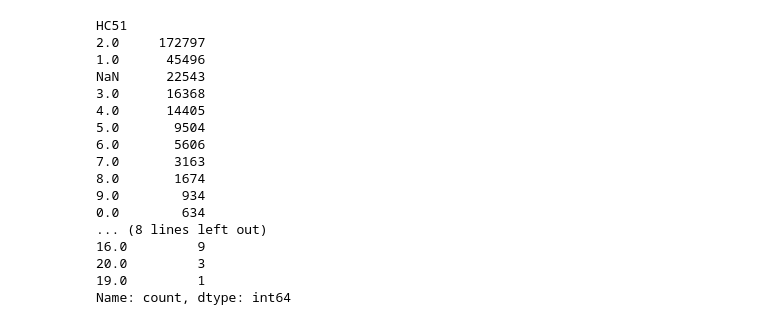
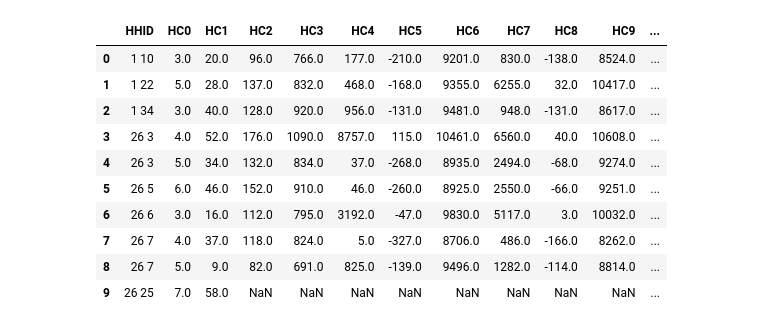
Before and after one commit to abelguevara-upeu/malnutrition-research, a Jupyter notebook: notebooks/01_data_understanding/rech6_antropometria/02_rech6_limpieza.ipynb, the cells around one changed output. Cells and saved outputs as stored; diff of their text form; code cells hidden in the pictures.

```diff
--- a/notebooks/01_data_understanding/rech6_antropometria/02_rech6_limpieza.ipynb
+++ b/notebooks/01_data_understanding/rech6_antropometria/02_rech6_limpieza.ipynb
@@ -63,22 +63,17 @@ print(f"[OK] Diccionario cargado: {len(col_labels_hist)} Column Labels, {len(val
 # %%
 # Inspeccionar variable
 df_raw['HC51'].value_counts(dropna=False)
+df_raw.head(10)
 # %% [output]
-HC51
-2.0     172797
-1.0      45496
-NaN      22543
-3.0      16368
-4.0      14405
-5.0       9504
-6.0       5606
-7.0       3163
-8.0       1674
-9.0        934
-0.0        634
-... (8 lines left out)
-16.0         9
-20.0         3
-19.0         1
-Name: count, dtype: int64
+|  | HHID | HC0 | HC1 | HC2 | HC3 | HC4 | HC5 | HC6 | HC7 | HC8 | HC9 | ... |
+| 0 | 1 10 | 3.0 | 20.0 | 96.0 | 766.0 | 177.0 | -210.0 | 9201.0 | 830.0 | -138.0 | 8524.0 | ... |
+| 1 | 1 22 | 5.0 | 28.0 | 137.0 | 832.0 | 468.0 | -168.0 | 9355.0 | 6255.0 | 32.0 | 10417.0 | ... |
+| 2 | 1 34 | 3.0 | 40.0 | 128.0 | 920.0 | 956.0 | -131.0 | 9481.0 | 948.0 | -131.0 | 8617.0 | ... |
+| 3 | 26 3 | 4.0 | 52.0 | 176.0 | 1090.0 | 8757.0 | 115.0 | 10461.0 | 6560.0 | 40.0 | 10608.0 | ... |
+| 4 | 26 3 | 5.0 | 34.0 | 132.0 | 834.0 | 37.0 | -268.0 | 8935.0 | 2494.0 | -68.0 | 9274.0 | ... |
+| 5 | 26 5 | 6.0 | 46.0 | 152.0 | 910.0 | 46.0 | -260.0 | 8925.0 | 2550.0 | -66.0 | 9251.0 | ... |
+| 6 | 26 6 | 3.0 | 16.0 | 112.0 | 795.0 | 3192.0 | -47.0 | 9830.0 | 5117.0 | 3.0 | 10032.0 | ... |
+| 7 | 26 7 | 4.0 | 37.0 | 118.0 | 824.0 | 5.0 | -327.0 | 8706.0 | 486.0 | -166.0 | 8262.0 | ... |
+| 8 | 26 7 | 5.0 | 9.0 | 82.0 | 691.0 | 825.0 | -139.0 | 9496.0 | 1282.0 | -114.0 | 8814.0 | ... |
+| 9 | 26 25 | 7.0 | 58.0 | NaN | NaN | NaN | NaN | NaN | NaN | NaN | NaN | ... |
 # %%
```
Also changed, not shown: parts of 4 cells of this notebook, 4 other files.
